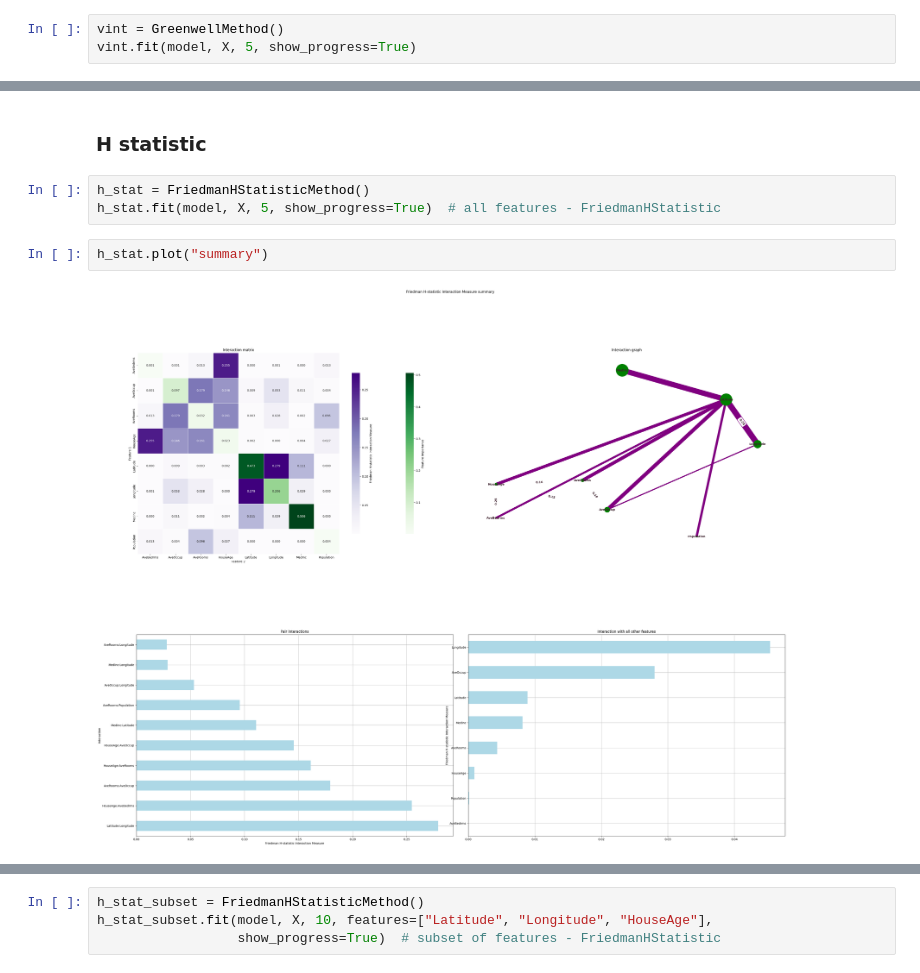
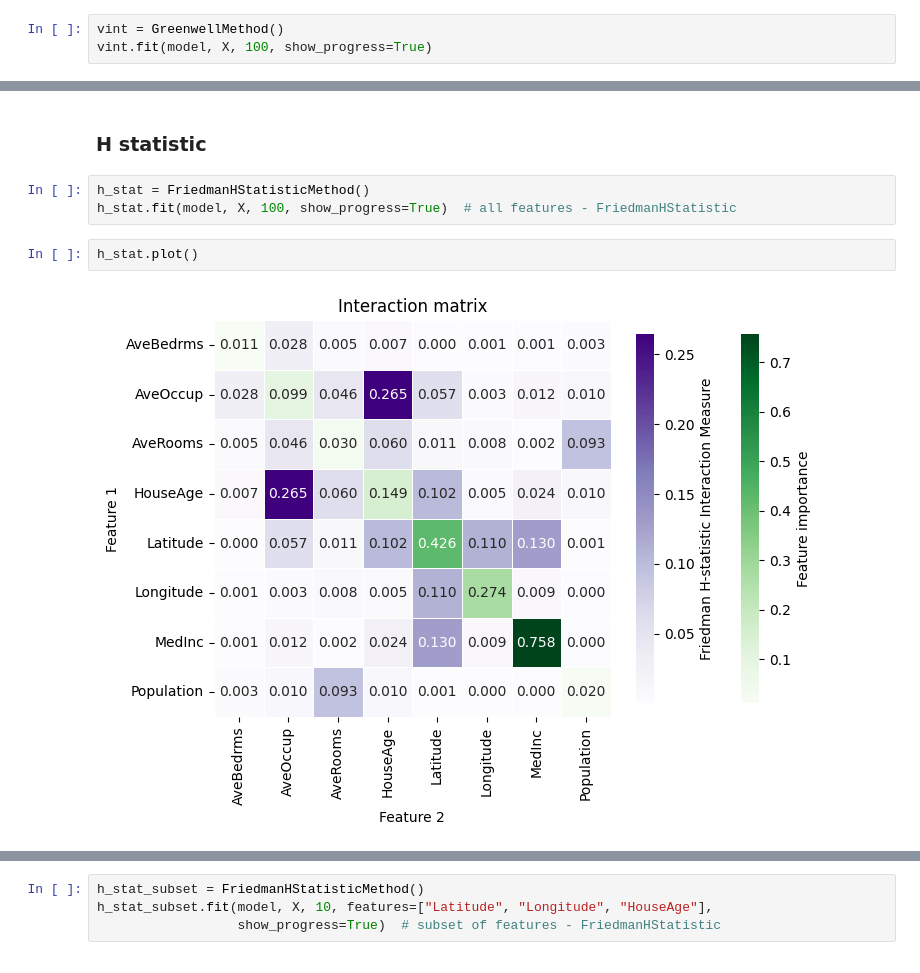
Before and after one commit to pyartemis/artemis, a Jupyter notebook: experiments/demo.ipynb, the cells around one changed output, grey strips where cells are left out. Cells and saved outputs as stored; diff of their text form.

```diff
--- a/experiments/demo.ipynb
+++ b/experiments/demo.ipynb
@@ -24,7 +24,7 @@ model = RandomForestRegressor(n_estimators=80, max_depth=12).fit(X, y)
 ### Greenwell Method
 # %%
 vint = GreenwellMethod()
-vint.fit(model, X, 5, show_progress=True)
+vint.fit(model, X, 100, show_progress=True)
 # %%
 vint.ovo
 # %% [output]
@@ -85,8 +85,8 @@ vint_subset.plot()
 ### H statistic
 # %%
 h_stat = FriedmanHStatisticMethod()
-h_stat.fit(model, X, 5, show_progress=True)  # all features - FriedmanHStatistic
+h_stat.fit(model, X, 100, show_progress=True)  # all features - FriedmanHStatistic
 # %%
-h_stat.plot("summary")
+h_stat.plot()
 # %% [output]
-[figure, old version]
+[figure, new version]
```
Also changed, not shown: parts of 24 cells of this notebook.
